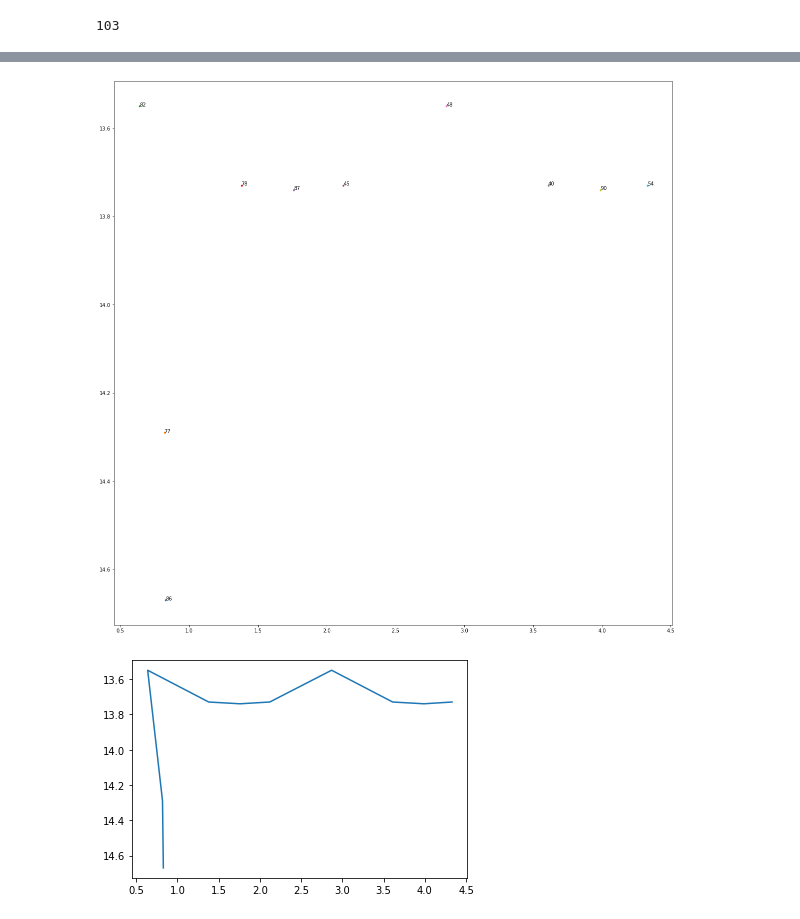
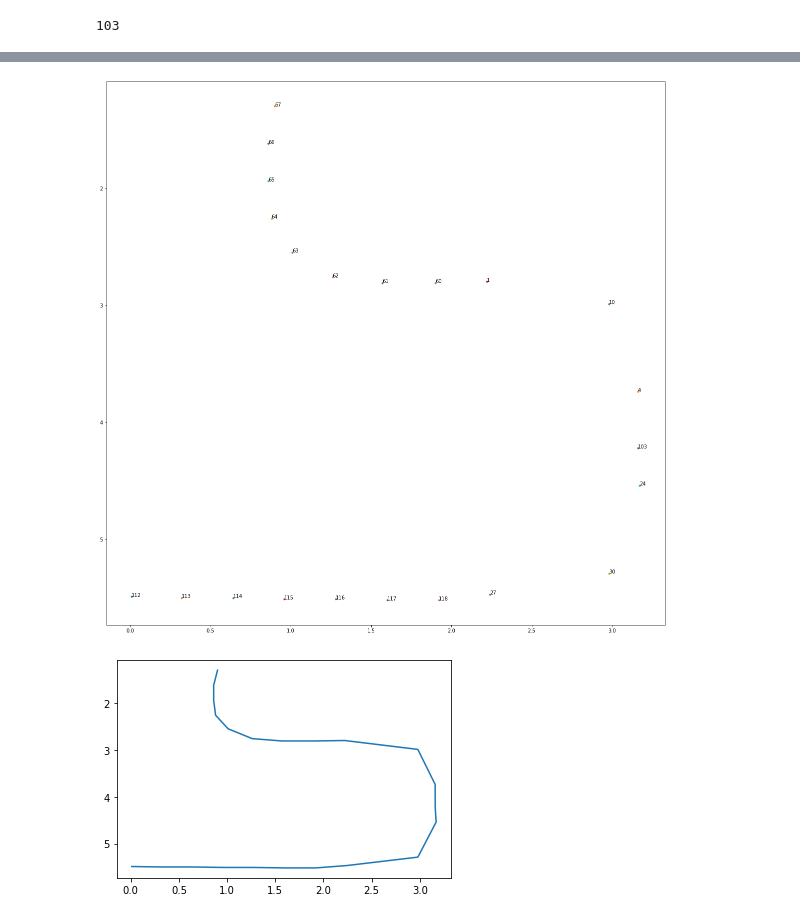
Before and after one commit to Kaushal1011/akatsuki_au_bfmc21, a Jupyter notebook: nbs/PathPlanning.ipynb, the cells around one changed output, grey strips where cells are left out. Cells and saved outputs as stored; diff of their text form; code cells hidden in the pictures.

```diff
--- a/nbs/PathPlanning.ipynb
+++ b/nbs/PathPlanning.ipynb
@@ -8,9 +12,9 @@ import networkx as nx
 # %%
 import matplotlib.pyplot as plt
 # %%
-G = nx.read_graphml('comp_track.graphml')
+G = nx.read_graphml('test_track.graphml')
 import cv2
-img=cv2.imread("Competition_track.png")
+img=cv2.imread("Test_track.png")
 plt.imshow(img)
 # %% [output]
 <matplotlib.image.AxesImage at 0x...>
@@ -62,7 +66,7 @@ def dijkstra(G, start, target):
 
     return fp
 # %%
-path_list=dijkstra(G,'86','54')
+path_list=dijkstra(G,'112','67')
 # %%
 G["86"]
 # %% [output]
@@ -76,25 +80,25 @@ node_dict['86']
 # %%
 coord_list=[]
 plt.figure(figsize=(20,20))
 for i in path_list:
     data=node_dict[i]
     plt.plot(data['x'],data['y'],'.')
-    coord_list.append((data['x'],data['y']))
+    coord_list.append([data['x'],data['y']])
     ax = plt.gca()
     ax.annotate(str(i), (data['x'],data['y']))
 
 # plt.xlim(0,6)
 # plt.ylim(0,6)
 
 
 ax = plt.gca()
 ax.invert_yaxis()
 # %% [output]
-[figure, old version]
+[figure, new version]
 # %%
 x, y = zip(*coord_list)
 plt.plot(x,y)
 ax = plt.gca()
 ax.invert_yaxis()
 # %% [output]
-[figure, old version]
+[figure, new version]
```
Also changed, not shown: parts of 22 cells of this notebook, 3 other files.
